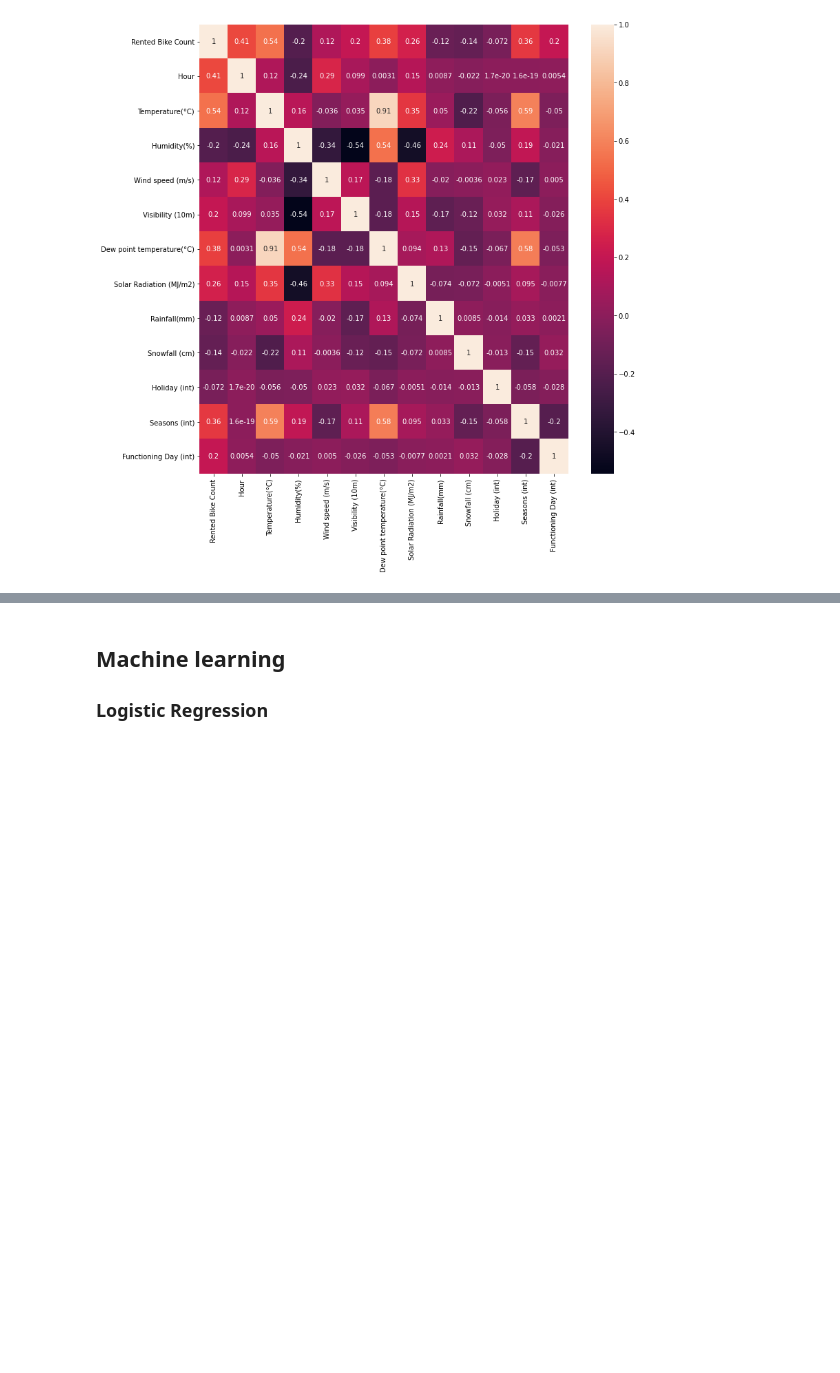
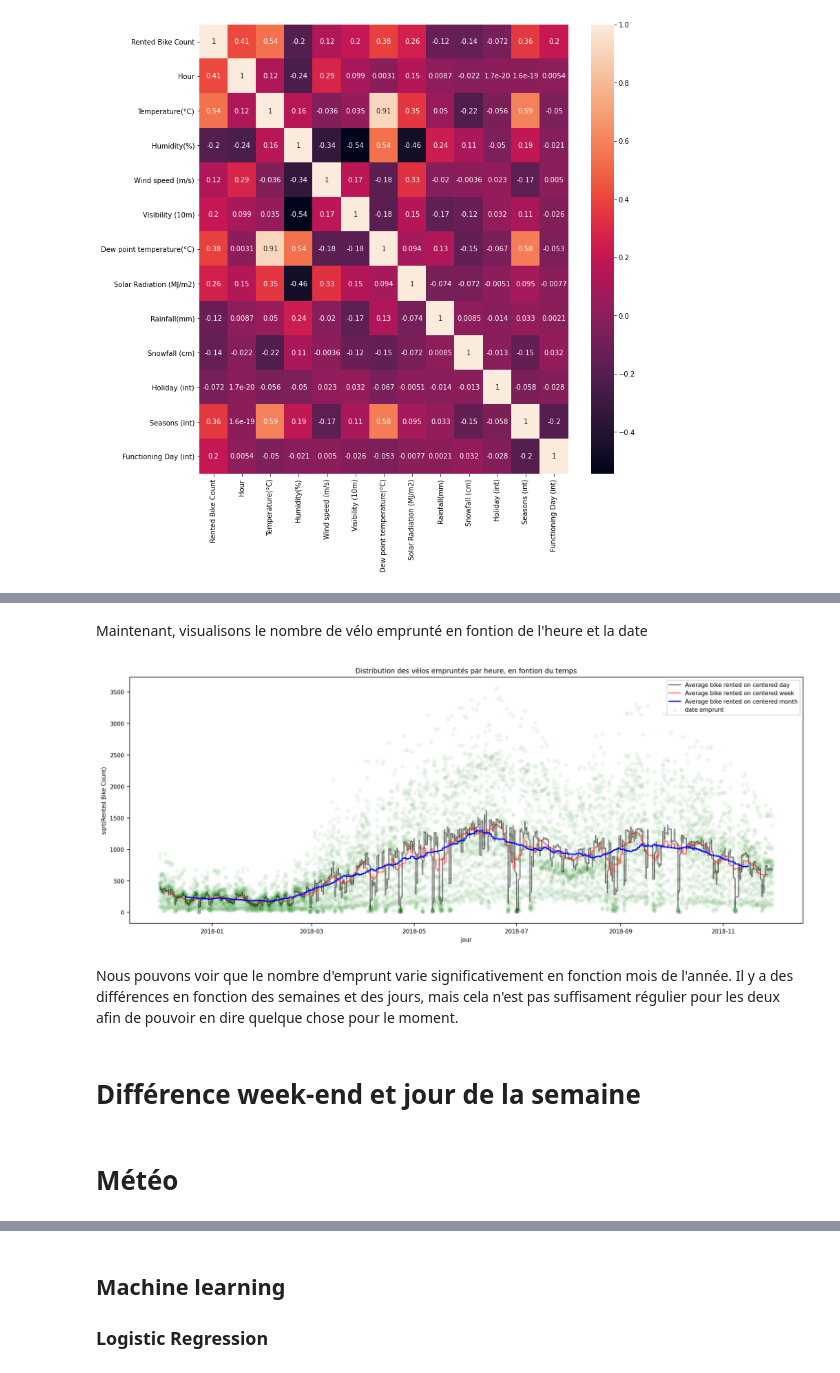
Before and after one commit to Raiyol/python-project, a Jupyter notebook: main.ipynb, the cells around one changed output, grey strips where cells are left out. Cells and saved outputs as stored; diff of their text form; code cells hidden in the pictures; blank space fills up the shorter version.

```diff
--- a/main.ipynb
+++ b/main.ipynb
@@ -48,0 +159,20 @@ plt.show()
+# %% [markdown]
+Maintenant, visualisons le nombre de vélo emprunté en fontion de l'heure et la date
+# %%
+data_no_functioning_day.plot(x='Date', y='Rented Bike Count', alpha=0.05, kind='scatter', color='green', label='date emprunt')
+
+plt.plot(data_no_functioning_day['Date'], data_no_functioning_day['Rented Bike Count'].rolling(1*24, center=True).mean(), color='black', alpha=0.5, label='Average bike rented on centered day')
+plt.plot(data_no_functioning_day['Date'], data_no_functioning_day['Rented Bike Count'].rolling(7*24, center=True).mean(), color='red', alpha=0.5, label='Average bike rented on centered week')
+plt.plot(data_no_functioning_day['Date'], data_no_functioning_day['Rented Bike Count'].rolling(30*24, center=True).mean(), color='blue', label='Average bike rented on centered month')
+plt.legend()
+plt.title('Distribution des vélos empruntés par heure, en fontion du temps')
+plt.xlabel('jour')
+plt.ylabel('sqrt(Rented Bike Count)')
+pass
+# %% [output]
+[figure, added]
+# %% [markdown]
+Nous pouvons voir que le nombre d'emprunt varie significativement en fonction mois de l'année.
+Il y a des différences en fonction des semaines et des jours, mais cela n'est pas suffisament régulier pour les deux afin de pouvoir en dire quelque chose pour le moment.
+# %% [markdown]
+# Différence week-end et jour de la semaine
@@ -48,0 +181,2 @@ plt.show()
+# %% [markdown]
+# Météo
```
Also changed, not shown: parts of 31 cells of this notebook.
